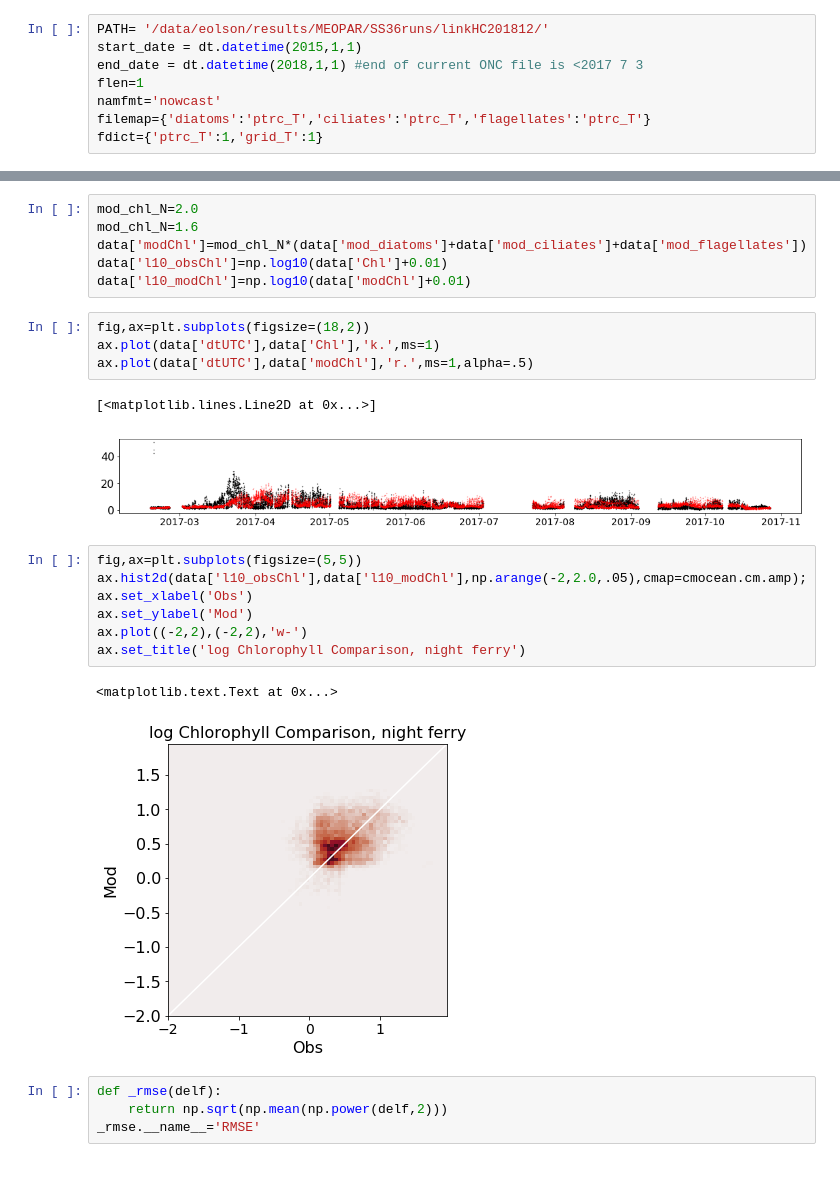
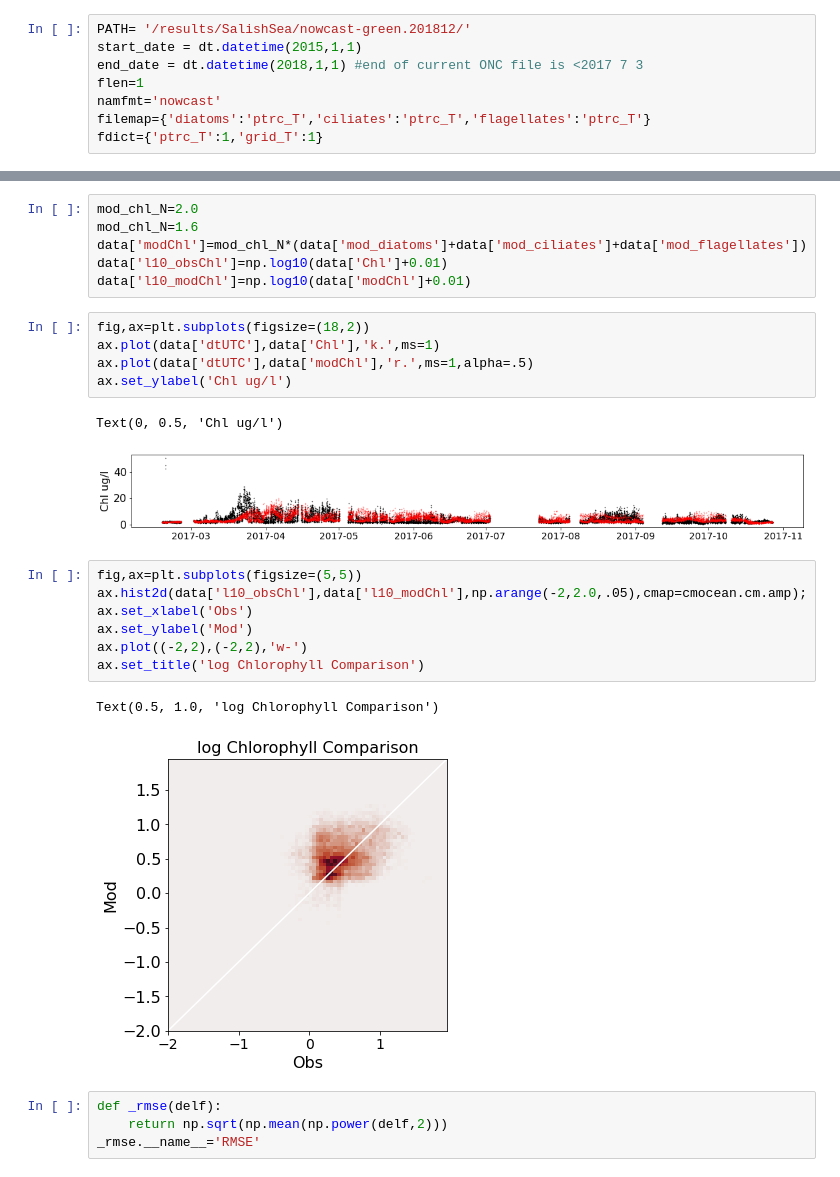
Before and after one commit to SalishSeaCast/analysis-elise-2, a Jupyter notebook: notebooks/AdlEvalFigs/inSituChl/ONCFerryChlTDP_201812-2017_10min.ipynb, the cells around one changed output, grey strips where cells are left out. Cells and saved outputs as stored; diff of their text form.

```diff
--- a/notebooks/AdlEvalFigs/inSituChl/ONCFerryChlTDP_201812-2017_10min.ipynb
+++ b/notebooks/AdlEvalFigs/inSituChl/ONCFerryChlTDP_201812-2017_10min.ipynb
@@ -168,7 +168,7 @@ df2.tail()
 | 15627 | 15641 | 2018-01-08 14:50:00 | 0.575503 | 0.028809 | 29 | 49.217438 | 0.000325 | -123.800037 | ... |
 | 15628 | 15642 | 2018-01-08 16:00:00 | 0.554469 | 0.024743 | 29 | 49.213155 | 0.000755 | -123.832206 | ... |
 # %%
-PATH= '/data/eolson/results/MEOPAR/SS36runs/linkHC201812/'
+PATH= '/results/SalishSea/nowcast-green.201812/'
 start_date = dt.datetime(2015,1,1)
 end_date = dt.datetime(2018,1,1) #end of current ONC file is <2017 7 3
 flen=1
@@ -221,19 +209,20 @@ data['l10_modChl']=np.log10(data['modChl']+0.01)
 fig,ax=plt.subplots(figsize=(18,2))
 ax.plot(data['dtUTC'],data['Chl'],'k.',ms=1)
 ax.plot(data['dtUTC'],data['modChl'],'r.',ms=1,alpha=.5)
+ax.set_ylabel('Chl ug/l')
 # %% [output]
-[<matplotlib.lines.Line2D at 0x...>]
+Text(0, 0.5, 'Chl ug/l')
-[figure, old version]
+[figure, new version]
 # %%
 fig,ax=plt.subplots(figsize=(5,5))
 ax.hist2d(data['l10_obsChl'],data['l10_modChl'],np.arange(-2,2.0,.05),cmap=cmocean.cm.amp);
 ax.set_xlabel('Obs')
 ax.set_ylabel('Mod')
 ax.plot((-2,2),(-2,2),'w-')
-ax.set_title('log Chlorophyll Comparison, night ferry')
+ax.set_title('log Chlorophyll Comparison')
 # %% [output]
-<matplotlib.text.Text at 0x...>
+Text(0.5, 1.0, 'log Chlorophyll Comparison')
-[figure, old version]
+[figure, new version]
 # %%
 def _rmse(delf):
     return np.sqrt(np.mean(np.power(delf,2)))
```
Also changed, not shown: parts of 16 cells of this notebook, 2 other files.
